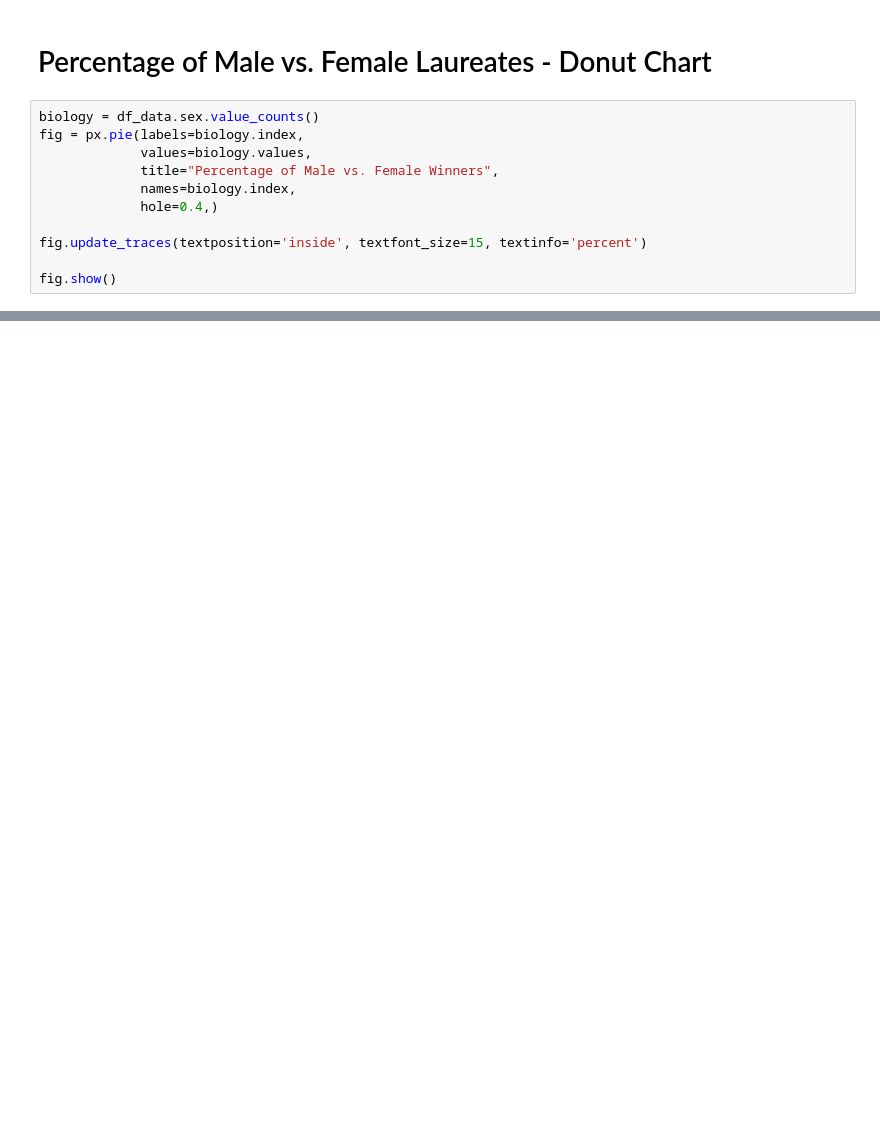
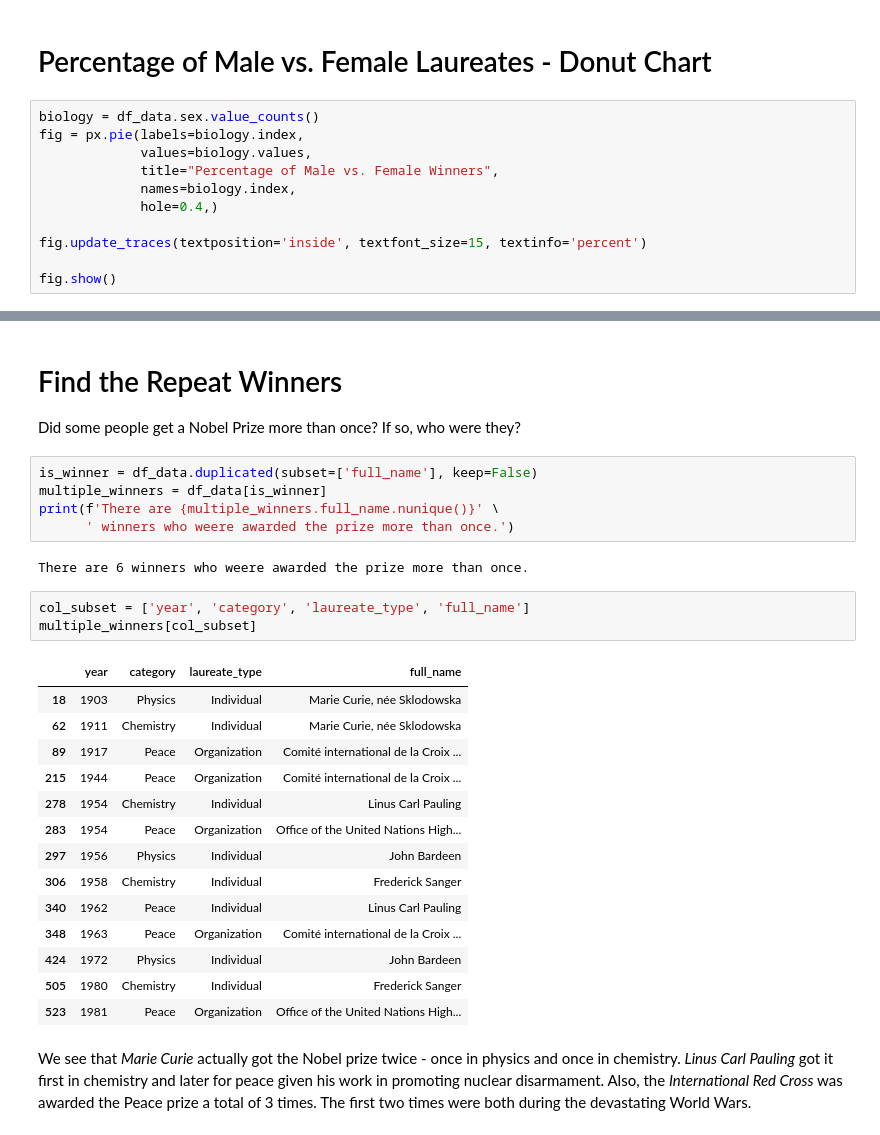
Before and after one commit to muhzinkhan/Nobel-Prize-Analysis-and-Visualization, a Jupyter notebook: Nobel_Prize_Analysis.ipynb, the cells around one changed output, grey strips where cells are left out. Saved outputs shown, nothing was run; the diff lists cells and outputs as text; blank space fills up the shorter version.

```diff
--- a/Nobel_Prize_Analysis.ipynb
+++ b/Nobel_Prize_Analysis.ipynb
@@ -184,0 +208,31 @@ fig.show()
+# %% [markdown]
+# Find the Repeat Winners
+
+Did some people get a Nobel Prize more than once? If so, who were they?
+# %%
+is_winner = df_data.duplicated(subset=['full_name'], keep=False)
+multiple_winners = df_data[is_winner]
+print(f'There are {multiple_winners.full_name.nunique()}' \
+      ' winners who weere awarded the prize more than once.')
+# %% [output]
+There are 6 winners who weere awarded the prize more than once.
+# %%
+col_subset = ['year', 'category', 'laureate_type', 'full_name']
+multiple_winners[col_subset]
+# %% [output]
+|  | year | category | laureate_type | full_name |
+| 18 | 1903 | Physics | Individual | Marie Curie, née Sklodowska |
+| 62 | 1911 | Chemistry | Individual | Marie Curie, née Sklodowska |
+| 89 | 1917 | Peace | Organization | Comité international de la Croix ... |
+| 215 | 1944 | Peace | Organization | Comité international de la Croix ... |
+| 278 | 1954 | Chemistry | Individual | Linus Carl Pauling |
+| 283 | 1954 | Peace | Organization | Office of the United Nations High... |
+| 297 | 1956 | Physics | Individual | John Bardeen |
+| 306 | 1958 | Chemistry | Individual | Frederick Sanger |
+| 340 | 1962 | Peace | Individual | Linus Carl Pauling |
+| 348 | 1963 | Peace | Organization | Comité international de la Croix ... |
+| 424 | 1972 | Physics | Individual | John Bardeen |
+| 505 | 1980 | Chemistry | Individual | Frederick Sanger |
+| 523 | 1981 | Peace | Organization | Office of the United Nations High... |
+# %% [markdown]
+We see that *Marie Curie* actually got the Nobel prize twice - once in physics and once in chemistry. *Linus Carl Pauling* got it first in chemistry and later for peace given his work in promoting nuclear disarmament. Also, the *International Red Cross* was awarded the Peace prize a total of 3 times. The first two times were both during the devastating World Wars.
```
Also changed, not shown: parts of 23 cells of this notebook.
